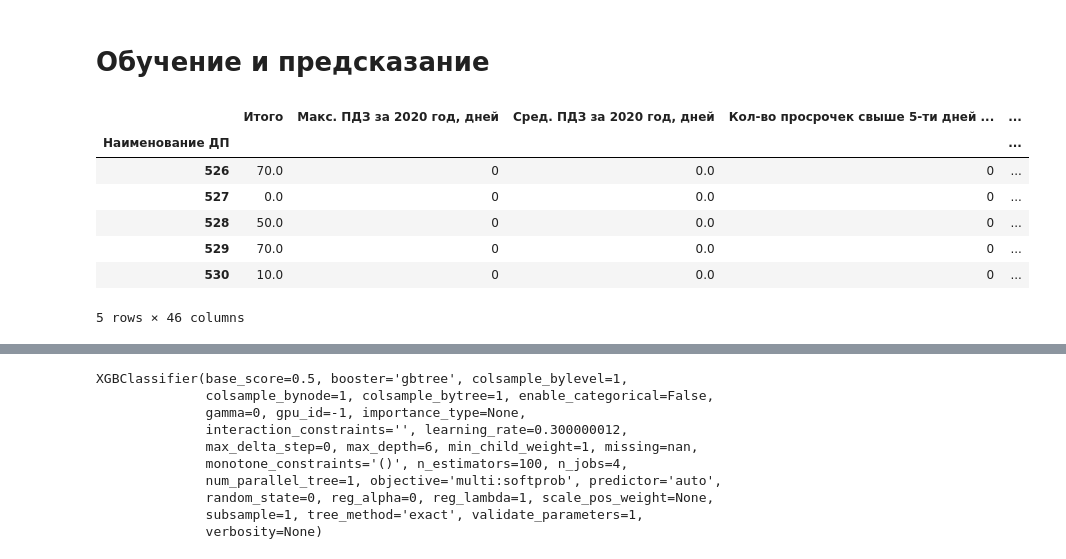
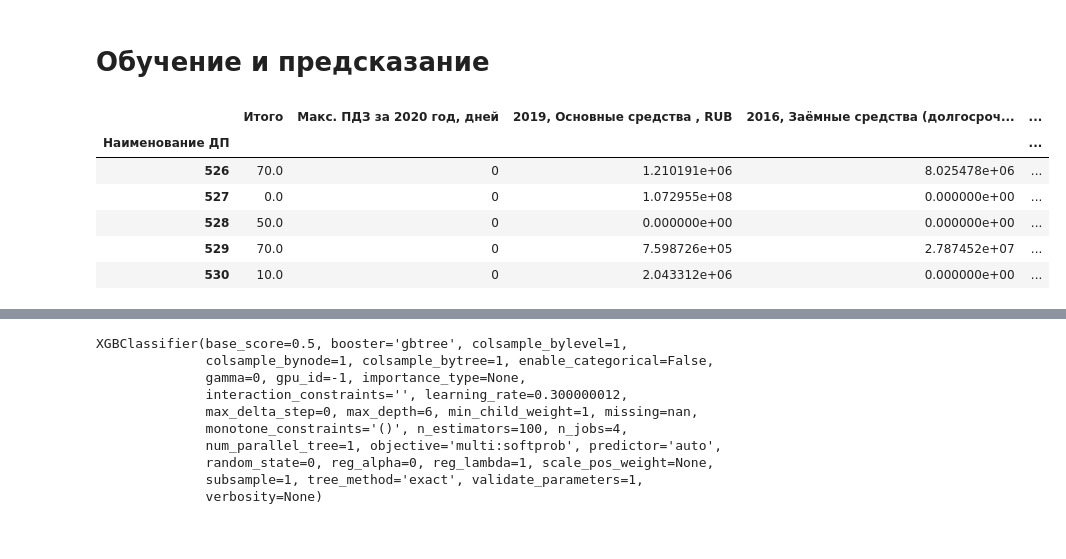
Before and after one commit to rebel3332/Hahaton001, a Jupyter notebook: Feature_check_XGBoost.ipynb, the cells around one changed output, grey strips where cells are left out. Cells and saved outputs as stored; diff of their text form; code cells hidden in the pictures.

```diff
--- a/Feature_check_XGBoost.ipynb
+++ b/Feature_check_XGBoost.ipynb
@@ -8,17 +8,16 @@ from sklearn.metrics import accuracy_score
 import seaborn as sns
 import matplotlib.pyplot as plt
 # %%
-df = pd.read_csv('data/feature_check_002.csv', index_col='Наименование ДП')
+df = pd.read_csv('data/feature_check_001.csv', index_col='Наименование ДП')
 df.tail()
 # %% [output]
-|  | Итого | Макс. ПДЗ за 2020 год, дней | Сред. ПДЗ за 2020 год, дней | Кол-во просрочек свыше 5-ти дней ... | ... |
+|  | Итого | Макс. ПДЗ за 2020 год, дней | 2019, Основные средства , RUB | 2016, Заёмные средства (долгосроч... | ... |
 | Наименование ДП |  |  |  |  | ... |
-| 526 | 70.0 | 0 | 0.0 | 0 | ... |
-| 527 | 0.0 | 0 | 0.0 | 0 | ... |
-| 528 | 50.0 | 0 | 0.0 | 0 | ... |
-| 529 | 70.0 | 0 | 0.0 | 0 | ... |
-| 530 | 10.0 | 0 | 0.0 | 0 | ... |
+| 526 | 70.0 | 0 | 1.210191e+06 | 8.025478e+06 | ... |
+| 527 | 0.0 | 0 | 1.072955e+08 | 0.000000e+00 | ... |
+| 528 | 50.0 | 0 | 0.000000e+00 | 0.000000e+00 | ... |
+| 529 | 70.0 | 0 | 7.598726e+05 | 2.787452e+07 | ... |
+| 530 | 10.0 | 0 | 2.043312e+06 | 0.000000e+00 | ... |
-5 rows × 46 columns
 # %%
 df.describe()
 # %% [output]
```
Also changed, not shown: parts of 9 cells of this notebook, 4 other files.
